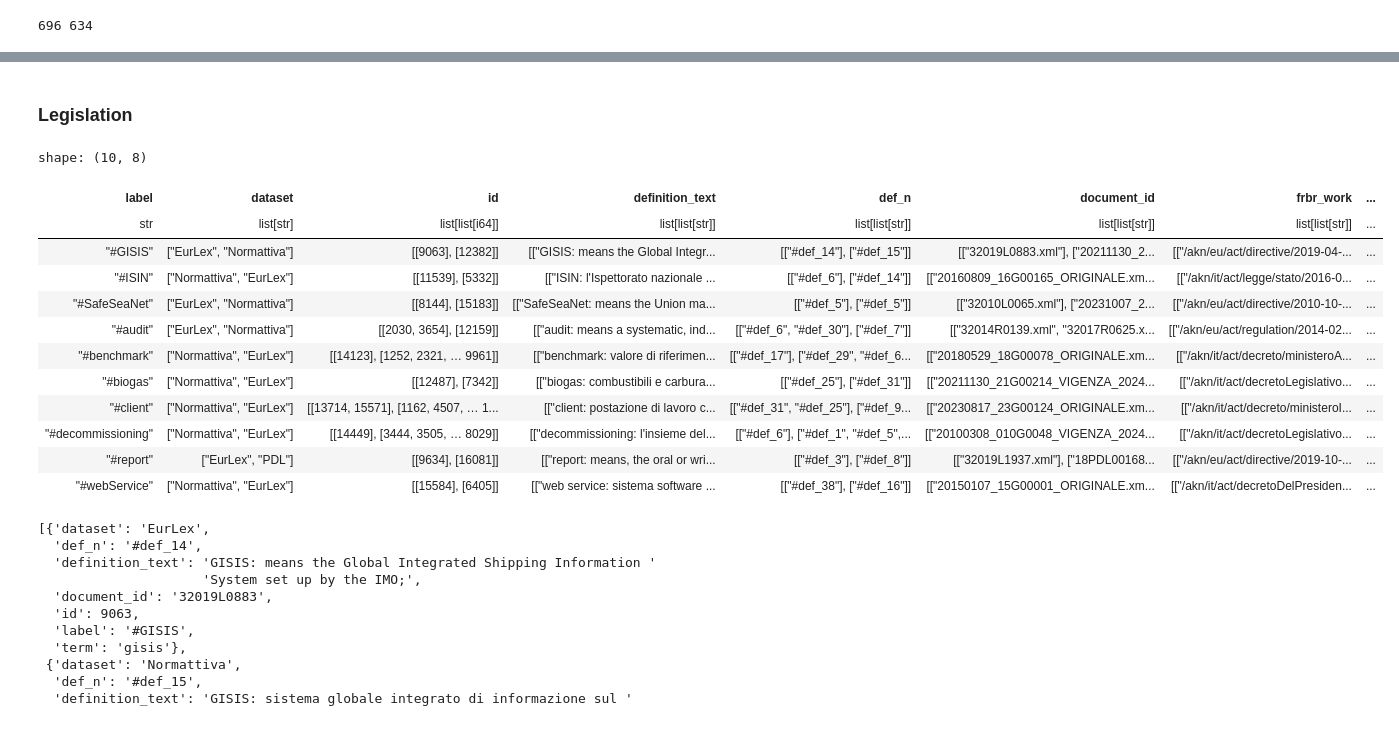
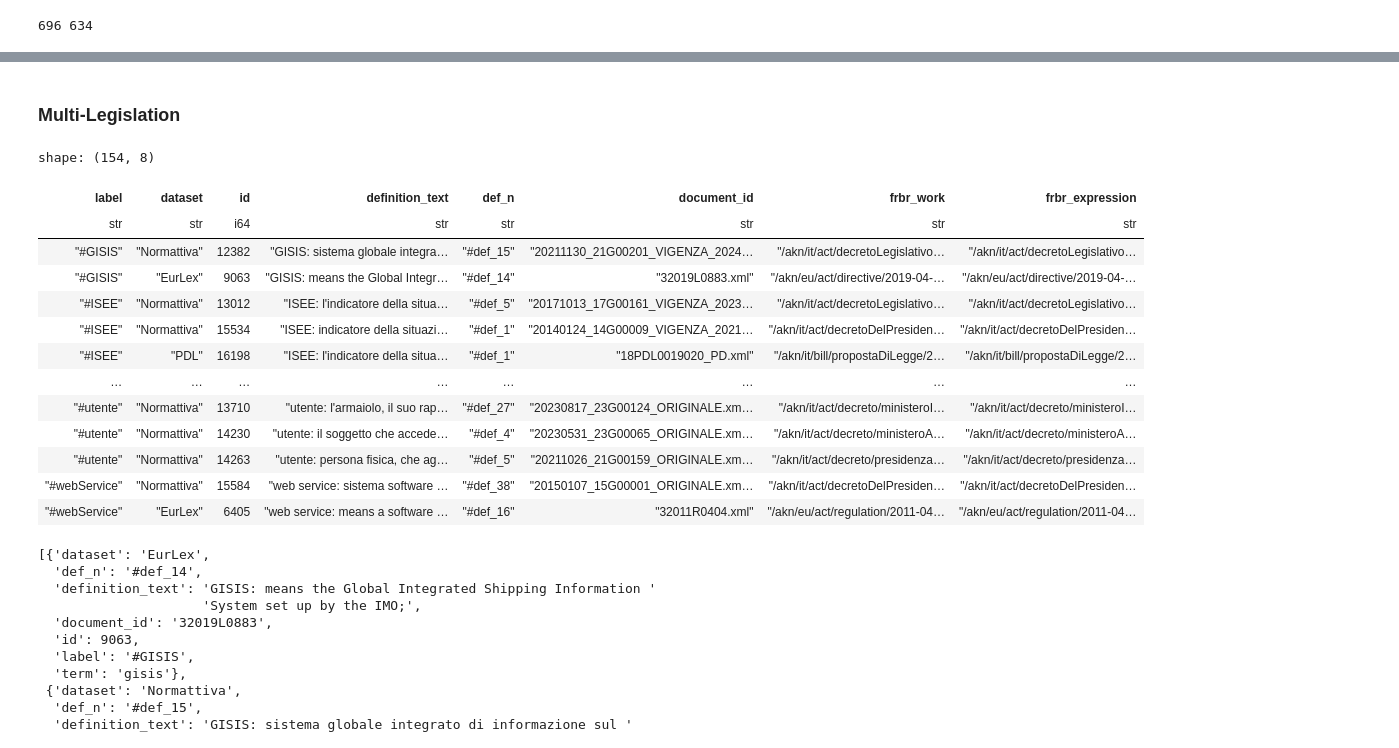
Before and after one commit to leonardozilli/LegislativeDefinitionsAgent, a Jupyter notebook: evaluation/evaluation.ipynb, the cells around one changed output, grey strips where cells are left out. Drawn from its saved outputs; the diff is of its cells as text; code cells hidden in the pictures.

```diff
--- a/evaluation/evaluation.ipynb
+++ b/evaluation/evaluation.ipynb
@@ -142,25 +74,33 @@ df.to_pandas().to_excel('definitions_with_modifications.xlsx', header=True)
 # %% [markdown]
-### Legislation
+### Multi-Legislation
 # %%
 import polars as pl
 
-juris_df = defs.group_by(['label', 'dataset']).agg(pl.all()).sort('label').filter(pl.col('label').is_duplicated()).group_by('label').agg(pl.all()).sort('label')
+cols = ['id',
+ 'definition_text',
+ 'def_n',
+ 'document_id',
+ 'frbr_work',
+ 'frbr_expression']
 
-juris_df.filter(pl.col('dataset').list.contains('EurLex'))
+juris_df = defs.group_by(['label', 'dataset']).agg(pl.all()).sort('label').filter(pl.col('label').is_duplicated()).explode(cols)#.group_by('label').agg(pl.all()).sort('label')
+
+juris_df
 # %% [output]
-shape: (10, 8)
+shape: (154, 8)
-| label | dataset | id | definition_text | def_n | document_id | frbr_work | ... |
-| str | list[str] | list[list[i64]] | list[list[str]] | list[list[str]] | list[list[str]] | list[list[str]] | ... |
-| "#GISIS" | ["EurLex", "Normattiva"] | [[9063], [12382]] | [["GISIS: means the Global Integr... | [["#def_14"], ["#def_15"]] | [["32019L0883.xml"], ["20211130_2... | [["/akn/eu/act/directive/2019-04-... | ... |
-| "#ISIN" | ["Normattiva", "EurLex"] | [[11539], [5332]] | [["ISIN: l'Ispettorato nazionale ... | [["#def_6"], ["#def_14"]] | [["20160809_16G00165_ORIGINALE.xm... | [["/akn/it/act/legge/stato/2016-0... | ... |
-| "#SafeSeaNet" | ["EurLex", "Normattiva"] | [[8144], [15183]] | [["SafeSeaNet: means the Union ma... | [["#def_5"], ["#def_5"]] | [["32010L0065.xml"], ["20231007_2... | [["/akn/eu/act/directive/2010-10-... | ... |
-| "#audit" | ["EurLex", "Normattiva"] | [[2030, 3654], [12159]] | [["audit: means a systematic, ind... | [["#def_6", "#def_30"], ["#def_7"]] | [["32014R0139.xml", "32017R0625.x... | [["/akn/eu/act/regulation/2014-02... | ... |
-| "#benchmark" | ["Normattiva", "EurLex"] | [[14123], [1252, 2321, … 9961]] | [["benchmark: valore di riferimen... | [["#def_17"], ["#def_29", "#def_6... | [["20180529_18G00078_ORIGINALE.xm... | [["/akn/it/act/decreto/ministeroA... | ... |
-| "#biogas" | ["Normattiva", "EurLex"] | [[12487], [7342]] | [["biogas: combustibili e carbura... | [["#def_25"], ["#def_31"]] | [["20211130_21G00214_VIGENZA_2024... | [["/akn/it/act/decretoLegislativo... | ... |
-| "#client" | ["Normattiva", "EurLex"] | [[13714, 15571], [1162, 4507, … 1... | [["client: postazione di lavoro c... | [["#def_31", "#def_25"], ["#def_9... | [["20230817_23G00124_ORIGINALE.xm... | [["/akn/it/act/decreto/ministeroI... | ... |
-| "#decommissioning" | ["Normattiva", "EurLex"] | [[14449], [3444, 3505, … 8029]] | [["decommissioning: l'insieme del... | [["#def_6"], ["#def_1", "#def_5",... | [["20100308_010G0048_VIGENZA_2024... | [["/akn/it/act/decretoLegislativo... | ... |
-| "#report" | ["EurLex", "PDL"] | [[9634], [16081]] | [["report: means, the oral or wri... | [["#def_3"], ["#def_8"]] | [["32019L1937.xml"], ["18PDL00168... | [["/akn/eu/act/directive/2019-10-... | ... |
-| "#webService" | ["Normattiva", "EurLex"] | [[15584], [6405]] | [["web service: sistema software ... | [["#def_38"], ["#def_16"]] | [["20150107_15G00001_ORIGINALE.xm... | [["/akn/it/act/decretoDelPresiden... | ... |
+| label | dataset | id | definition_text | def_n | document_id | frbr_work | frbr_expression |
+| str | str | i64 | str | str | str | str | str |
+| "#GISIS" | "Normattiva" | 12382 | "GISIS: sistema globale integra… | "#def_15" | "20211130_21G00201_VIGENZA_2024… | "/akn/it/act/decretoLegislativo… | "/akn/it/act/decretoLegislativo… |
+| "#GISIS" | "EurLex" | 9063 | "GISIS: means the Global Integr… | "#def_14" | "32019L0883.xml" | "/akn/eu/act/directive/2019-04-… | "/akn/eu/act/directive/2019-04-… |
+| "#ISEE" | "Normattiva" | 13012 | "ISEE: l'indicatore della situa… | "#def_5" | "20171013_17G00161_VIGENZA_2023… | "/akn/it/act/decretoLegislativo… | "/akn/it/act/decretoLegislativo… |
+| "#ISEE" | "Normattiva" | 15534 | "ISEE: indicatore della situazi… | "#def_1" | "20140124_14G00009_VIGENZA_2021… | "/akn/it/act/decretoDelPresiden… | "/akn/it/act/decretoDelPresiden… |
+| "#ISEE" | "PDL" | 16198 | "ISEE: l'indicatore della situa… | "#def_1" | "18PDL0019020_PD.xml" | "/akn/it/bill/propostaDiLegge/2… | "/akn/it/bill/propostaDiLegge/2… |
+| … | … | … | … | … | … | … | … |
+| "#utente" | "Normattiva" | 13710 | "utente: l'armaiolo, il suo rap… | "#def_27" | "20230817_23G00124_ORIGINALE.xm… | "/akn/it/act/decreto/ministeroI… | "/akn/it/act/decreto/ministeroI… |
+| "#utente" | "Normattiva" | 14230 | "utente: il soggetto che accede… | "#def_4" | "20230531_23G00065_ORIGINALE.xm… | "/akn/it/act/decreto/ministeroA… | "/akn/it/act/decreto/ministeroA… |
+| "#utente" | "Normattiva" | 14263 | "utente: persona fisica, che ag… | "#def_5" | "20211026_21G00159_ORIGINALE.xm… | "/akn/it/act/decreto/presidenza… | "/akn/it/act/decreto/presidenza… |
+| "#webService" | "Normattiva" | 15584 | "web service: sistema software … | "#def_38" | "20150107_15G00001_ORIGINALE.xm… | "/akn/it/act/decretoDelPresiden… | "/akn/it/act/decretoDelPresiden… |
+| "#webService" | "EurLex" | 6405 | "web service: means a software … | "#def_16" | "32011R0404.xml" | "/akn/eu/act/regulation/2011-04… | "/akn/eu/act/regulation/2011-04… |
 # %%
 from LegalDefAgent.src.utils import camelcase_to_spaces
 from pprint import pprint
```
Also changed, not shown: parts of 22 cells of this notebook, 47 other files.
